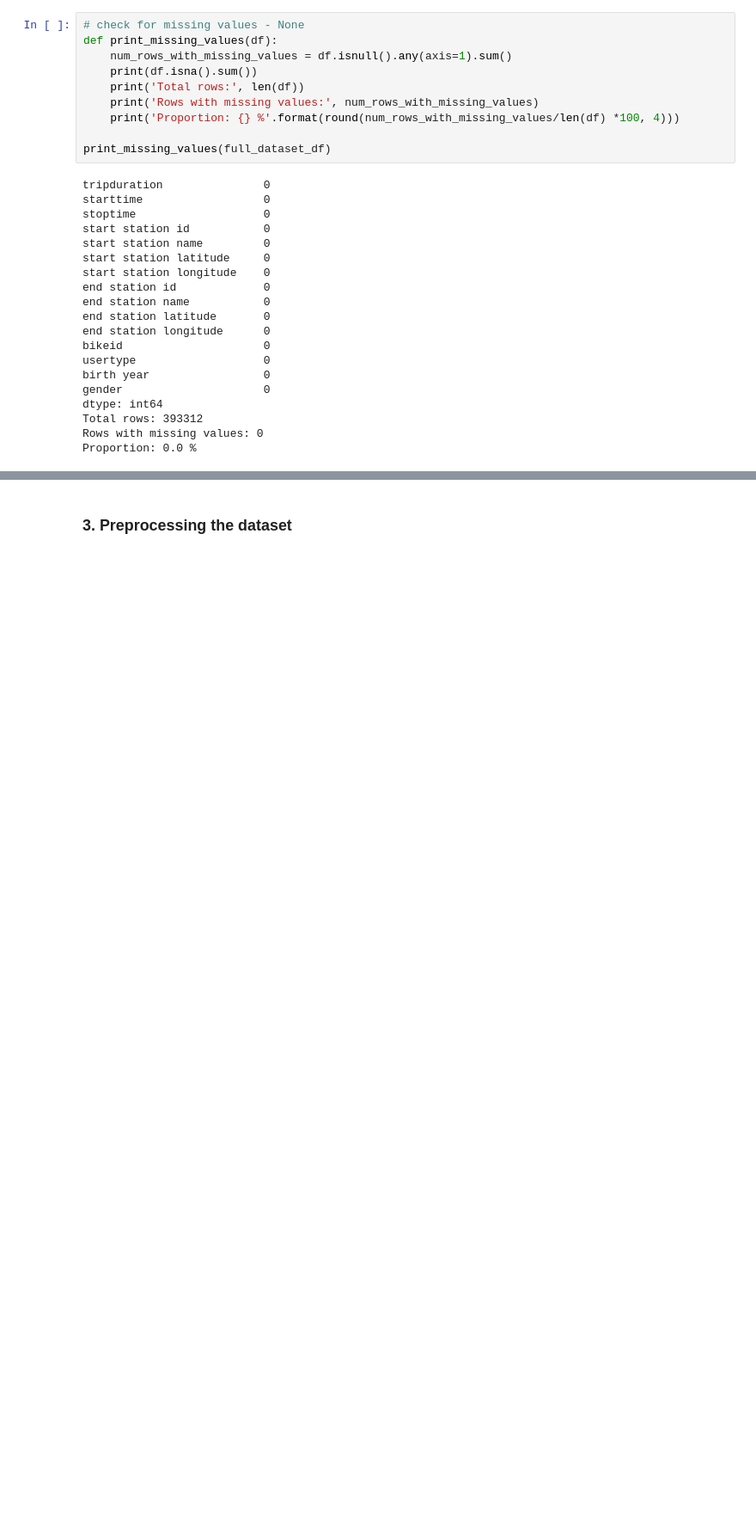
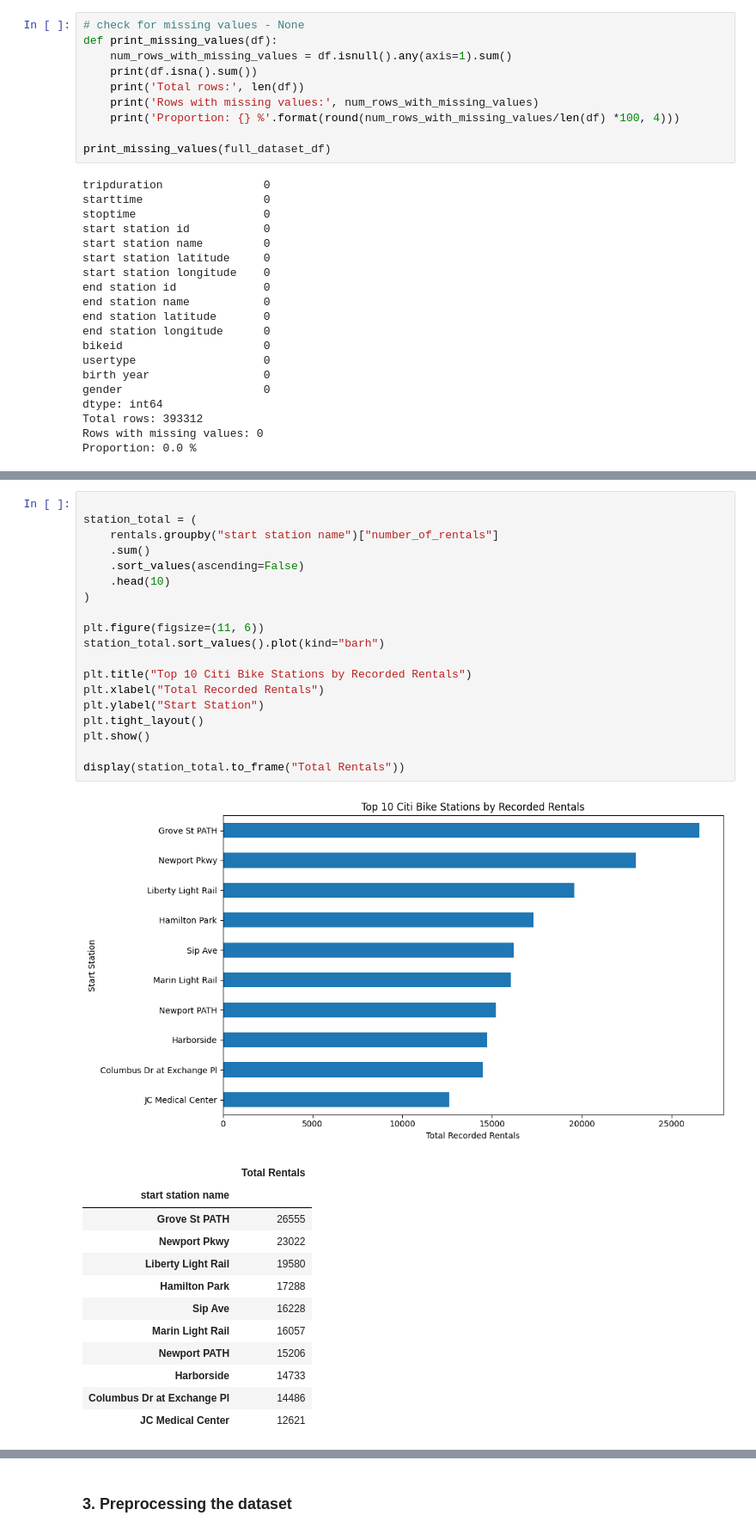
Before and after one commit to amelia-lee-smu/CS610-Applied-Machine-Learning, a Jupyter notebook: project_proposal_eda.ipynb, the cells around one changed output, grey strips where cells are left out. Shown at 86% size. Drawn from its saved outputs; the diff is of its cells as text; blank space fills up the shorter version.

```diff
--- a/project_proposal_eda.ipynb
+++ b/project_proposal_eda.ipynb
@@ -57,0 +344,33 @@ Proportion: 0.0 %
+# %%
+
+station_total = (
+    rentals.groupby("start station name")["number_of_rentals"]
+    .sum()
+    .sort_values(ascending=False)
+    .head(10)
+)
+
+plt.figure(figsize=(11, 6))
+station_total.sort_values().plot(kind="barh")
+
+plt.title("Top 10 Citi Bike Stations by Recorded Rentals")
+plt.xlabel("Total Recorded Rentals")
+plt.ylabel("Start Station")
+plt.tight_layout()
+plt.show()
+
+display(station_total.to_frame("Total Rentals"))
+# %% [output]
+[figure, added]
+|  | Total Rentals |
+| start station name |  |
+| Grove St PATH | 26555 |
+| Newport Pkwy | 23022 |
+| Liberty Light Rail | 19580 |
+| Hamilton Park | 17288 |
+| Sip Ave | 16228 |
+| Marin Light Rail | 16057 |
+| Newport PATH | 15206 |
+| Harborside | 14733 |
+| Columbus Dr at Exchange Pl | 14486 |
+| JC Medical Center | 12621 |
```
Also changed, not shown: parts of 14 cells of this notebook.
